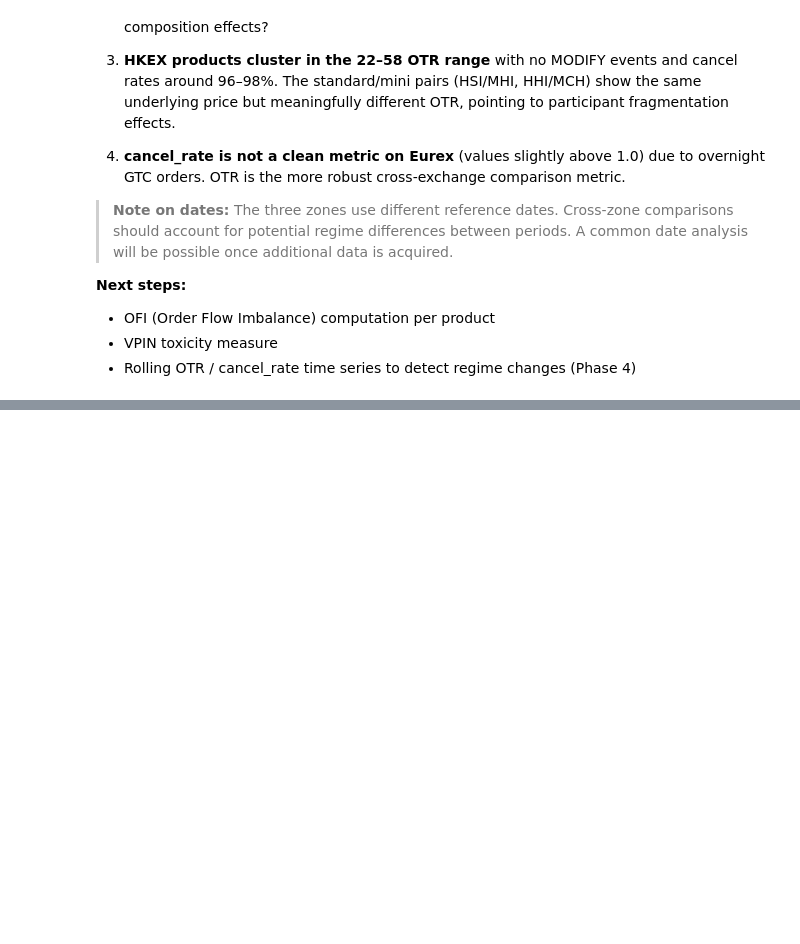
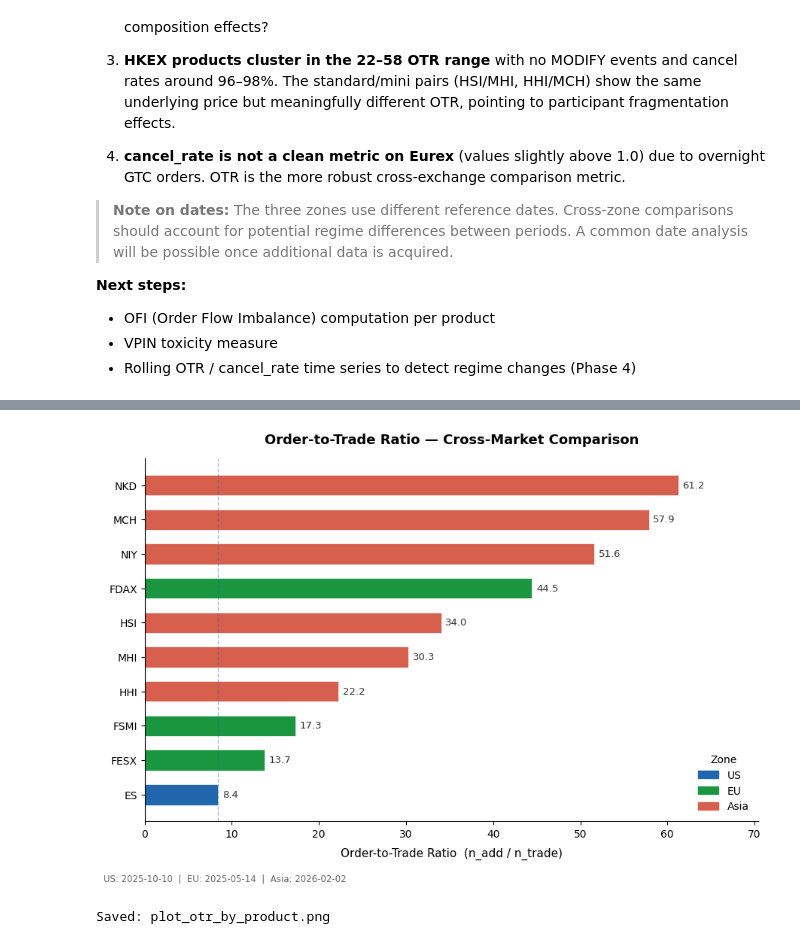
Before and after one commit to julienbaptiste/destiny-research, a Jupyter notebook: notebooks/01_data_overview/2026-03-31_data_overview.ipynb, the cells around one changed output, grey strips where cells are left out. Cells and saved outputs as stored; diff of their text form; code cells hidden in the pictures; blank space fills up the shorter version.

```diff
--- a/notebooks/01_data_overview/2026-03-31_data_overview.ipynb
+++ b/notebooks/01_data_overview/2026-03-31_data_overview.ipynb
@@ -316,0 +365,69 @@ Sorting by OTR within each zone reveals a clear liquidity hierarchy:
+# %%
+fig, ax = plt.subplots(figsize=(9, 6))
+
+# ── Bar colors mapped to zone ───────────────────────────────────────────────
+bar_colors = [ZONE_COLORS[z] for z in plot_df["zone"]]
+
+# ── Horizontal bars ─────────────────────────────────────────────────────────
+bars = ax.barh(
+    y          = plot_df["product"],
+    width      = plot_df["otr"],
+    color      = bar_colors,
+    edgecolor  = "white",
+    linewidth  = 0.5,
+    height     = 0.6,
+)
+
+# ── Value annotations — right of each bar ───────────────────────────────────
+for bar, val in zip(bars, plot_df["otr"]):
+    ax.text(
+        val + 0.5,                      # slight offset to the right
+        bar.get_y() + bar.get_height() / 2,
+        f"{val:.1f}",
+        va="center", ha="left",
+        fontsize=9.5, color="#333333",
+    )
+
+# ── Reference line: ES value ─────────────────────────────────────────────────
+es_otr = plot_df.loc[plot_df["product"] == "ES", "otr"].values[0]
+ax.axvline(
+    es_otr,
+    color="#2166ac", linewidth=1.0, linestyle="--", alpha=0.4,
+    label=f"ES baseline ({es_otr:.1f})",
+)
+
+# ── Labels & formatting ──────────────────────────────────────────────────────
+ax.set_xlabel("Order-to-Trade Ratio  (n_add / n_trade)", labelpad=8)
+ax.set_title("Order-to-Trade Ratio — Cross-Market Comparison", pad=14)
+
+# Extend x-axis slightly to make room for annotations
+ax.set_xlim(0, plot_df["otr"].max() * 1.15)
+
+# ── Zone legend ──────────────────────────────────────────────────────────────
+legend_patches = [
+    mpatches.Patch(color=color, label=zone)
+    for zone, color in ZONE_COLORS.items()
+]
+ax.legend(
+    handles   = legend_patches,
+    loc       = "lower right",
+    frameon   = False,
+    fontsize  = 10,
+    title     = "Zone",
+    title_fontsize = 10,
+)
+
+# ── Caption ───────────────────────────────────────────────────────────────────
+fig.text(
+    0.01, -0.02,
+    "US: 2025-10-10  |  EU: 2025-05-14  |  Asia: 2026-02-02",
+    fontsize=8.5, color="#666666", ha="left",
+)
+
+plt.tight_layout()
+plt.savefig("reports/figures/01_data_overview/2026-03-31_plot_otr_by_product.png", dpi=150, bbox_inches="tight")
+plt.show()
+print("Saved: plot_otr_by_product.png")
+# %% [output]
+[figure, added]
+Saved: plot_otr_by_product.png
```
Also changed, not shown: parts of 5 cells of this notebook, 2 other files.
